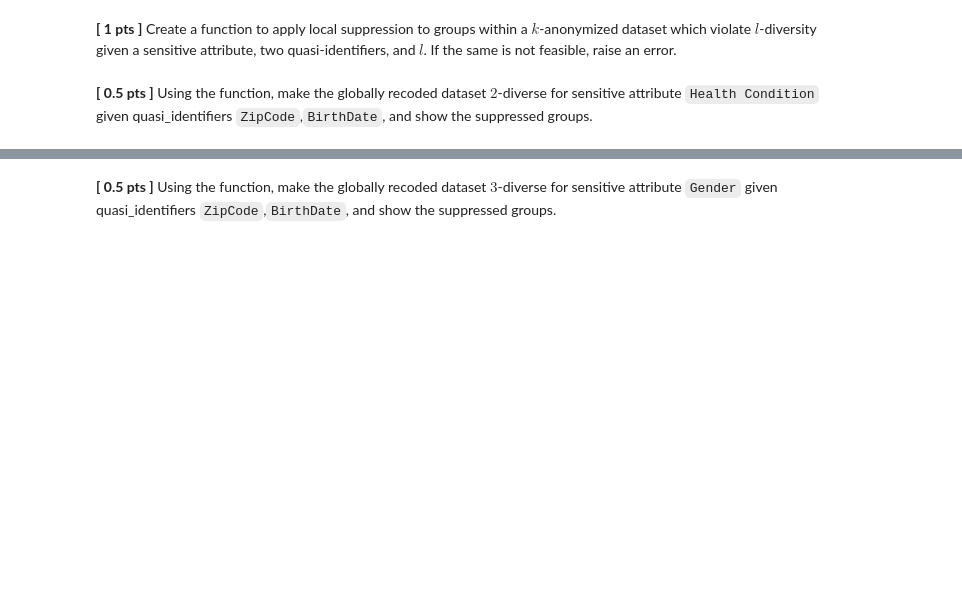
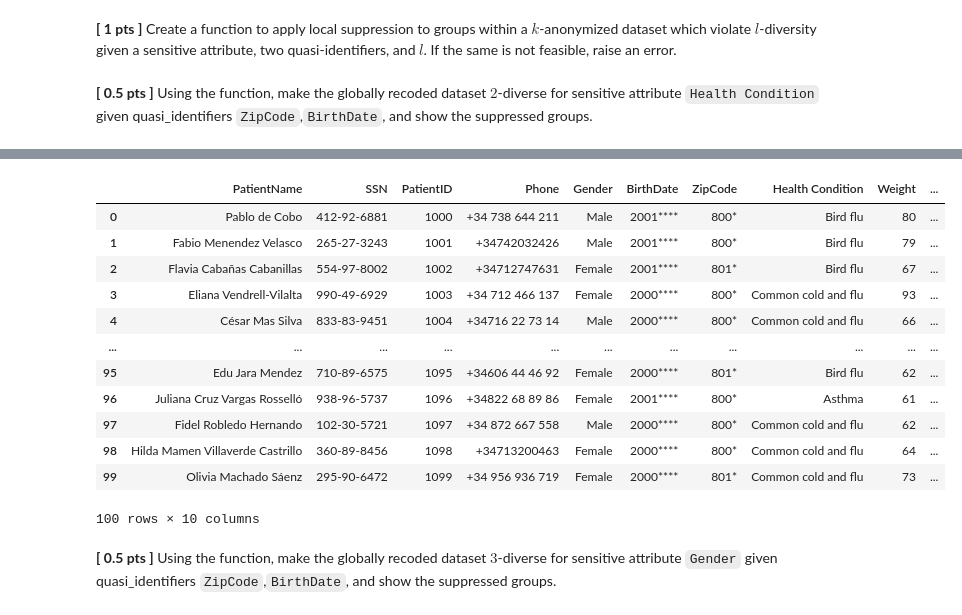
Before and after one commit to ferolaa/FATE, a Jupyter notebook: Lab I - Data Anonymization/Notebook/L1_Data_Anonymization.ipynb, the cells around one changed output, grey strips where cells are left out. Drawn from its saved outputs; the diff is of its cells as text; code cells hidden in the pictures; blank space fills up the shorter version.

```diff
--- a/Lab I - Data Anonymization/Notebook/L1_Data_Anonymization.ipynb
+++ b/Lab I - Data Anonymization/Notebook/L1_Data_Anonymization.ipynb
@@ -374,22 +387,33 @@ def is_l_diverse(data, sensitive, quasi_identifiers):
 # %% [markdown]
 **[ 1 pts ]** Create a function to apply local suppression to groups within a $k$-anonymized dataset which violate $l$-diversity given a sensitive attribute, two quasi-identifiers, and $l$. If the same is not feasible, raise an error.
 # %%
-def local_suppression(data,sensitive,quasi_identifiers,l):
+def local_suppression(data, sensitive, quasi_identifiers, l):
     """
-    locally suppresses quasi-identifier equivalence classes
+    Locally suppresses quasi-identifier equivalence classes
     in anonymized data which violate l-diversity so that the
-    overall data satisfies l-diversity
+    overall data satisfies l-diversity.
 
     Args:
-        data (pandas.DataFrame): data for local suppression
-        sensitive (str): sensitive attribute for l-diversity
-        quasi_identifiers (list): quasi-identifiers to suppress
-        l (int): l-diversity constraint to satisfy
+        data (pandas.DataFrame): Data for local suppression.
+        sensitive (str): Sensitive attribute for l-diversity.
+        quasi_identifiers (list): Quasi-identifiers to suppress.
+        l (int): l-diversity constraint to satisfy.
 
     Returns:
-        pandas.DataFrame: locally suppressed data satisfying l-diversity
+        pandas.DataFrame: Locally suppressed data satisfying l-diversity.
     """
-    # your code here
+    data = data.copy()
+    grouped = data.groupby(quasi_identifiers)
+
+    for key, group in grouped:
+        if group[sensitive].nunique() < l:
+            for qi in quasi_identifiers:
+                data.loc[group.index, qi] = "*" * len(str(data[qi].iloc[0]))
+                if data.groupby(quasi_identifiers)[sensitive].nunique().min() >= l:
+                    break
+            else:
+                raise ValueError(f"Cannot satisfy l-diversity for group {key}")
+
     return data
 # %% [markdown]
 **[ 0.5 pts ]** Using the function, make the globally recoded dataset $2$-diverse for sensitive attribute ``Health Condition`` given quasi_identifiers ``ZipCode``,``BirthDate``, and show the suppressed groups.
@@ -399,0 +420,5 @@ def local_suppression(data,sensitive,quasi_identifiers,l):
+# %%
+# your code here
+anonymized_data = global_recoding(health_data, "BirthDate", 4)
+anonymized_data = global_recoding(anonymized_data, "ZipCode", 2)
+anonymized_data
@@ -400,2 +439,18 @@ def local_suppression(data,sensitive,quasi_identifiers,l):
+# %%
+local_suppression(anonymized_data, "Health Condition", ["ZipCode", "BirthDate"], 2)
+# %% [output]
+|  | PatientName | SSN | PatientID | Phone | Gender | BirthDate | ZipCode | Health Condition | Weight | ... |
+| 0 | Pablo de Cobo | 412-92-6881 | 1000 | +34 738 644 211 | Male | 2001**** | 800* | Bird flu | 80 | ... |
+| 1 | Fabio Menendez Velasco | 265-27-3243 | 1001 | +34742032426 | Male | 2001**** | 800* | Bird flu | 79 | ... |
+| 2 | Flavia Cabañas Cabanillas | 554-97-8002 | 1002 | +34712747631 | Female | 2001**** | 801* | Bird flu | 67 | ... |
+| 3 | Eliana Vendrell-Vilalta | 990-49-6929 | 1003 | +34 712 466 137 | Female | 2000**** | 800* | Common cold and flu | 93 | ... |
+| 4 | César Mas Silva | 833-83-9451 | 1004 | +34716 22 73 14 | Male | 2000**** | 800* | Common cold and flu | 66 | ... |
+| ... | ... | ... | ... | ... | ... | ... | ... | ... | ... | ... |
+| 95 | Edu Jara Mendez | 710-89-6575 | 1095 | +34606 44 46 92 | Female | 2000**** | 801* | Bird flu | 62 | ... |
+| 96 | Juliana Cruz Vargas Rosselló | 938-96-5737 | 1096 | +34822 68 89 86 | Female | 2001**** | 800* | Asthma | 61 | ... |
+| 97 | Fidel Robledo Hernando | 102-30-5721 | 1097 | +34 872 667 558 | Male | 2000**** | 800* | Common cold and flu | 62 | ... |
+| 98 | Hilda Mamen Villaverde Castrillo | 360-89-8456 | 1098 | +34713200463 | Female | 2000**** | 800* | Common cold and flu | 64 | ... |
+| 99 | Olivia Machado Sáenz | 295-90-6472 | 1099 | +34 956 936 719 | Female | 2000**** | 801* | Common cold and flu | 73 | ... |
+100 rows × 10 columns
 # %% [markdown]
 **[ 0.5 pts ]** Using the function, make the globally recoded dataset $3$-diverse for sensitive attribute ``Gender`` given quasi_identifiers ``ZipCode``,``BirthDate``, and show the suppressed groups.
```
Also changed, not shown: parts of 14 cells of this notebook.
